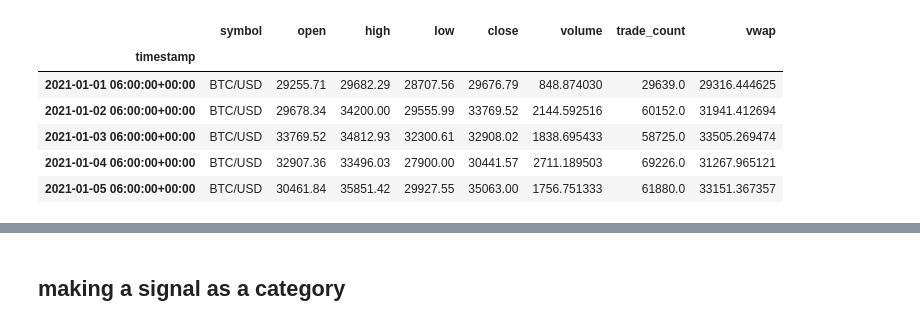
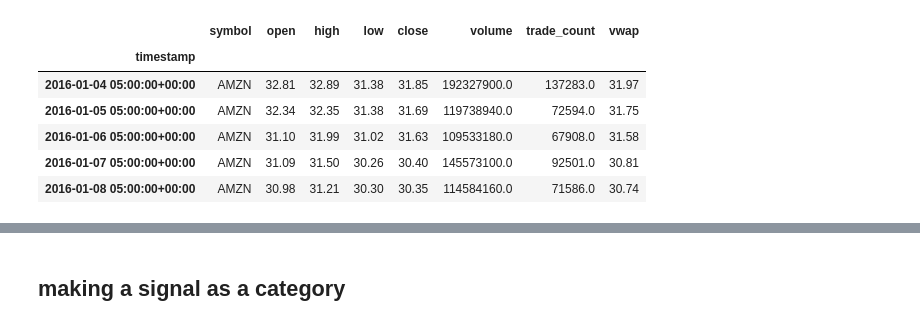
Before and after one commit to AxelGard/cira-examples, a Jupyter notebook: clasefier.ipynb, the cells around one changed output, grey strips where cells are left out. Drawn from its saved outputs; the diff is of its cells as text; code cells hidden in the pictures.

```diff
--- a/clasefier.ipynb
+++ b/clasefier.ipynb
@@ -1,31 +1,31 @@
 # %%
 import cira
 import pandas as pd
 import numpy as np
 import matplotlib.pyplot as plt
 from datetime import datetime
 from os.path import exists
 
 cira.auth.KEY_FILE = "../alpc_key.json"
 assert cira.auth.check_keys(), "the set keys dose not work"
 
-SYMBOL = "BTC/USD" # MDRX is shortable
+SYMBOL = "AMZN" # MDRX is shortable
 SYM_HIST_FILE = f'./{SYMBOL.replace("/", "_")}.csv'
 
 stk = cira.Stock(SYMBOL)
 
 if not exists(SYM_HIST_FILE): # chacheing historical data
     start = datetime(2015, 5, 1)
     end = datetime(2024, 5, 1)
     stk.save_historical_data(SYM_HIST_FILE, start, end)
 
 data = stk.load_historical_data(SYM_HIST_FILE)
 data.head()
 # %% [output]
 |  | symbol | open | high | low | close | volume | trade_count | vwap |
 | timestamp |  |  |  |  |  |  |  |  |
-| 2021-01-01 06:00:00+00:00 | BTC/USD | 29255.71 | 29682.29 | 28707.56 | 29676.79 | 848.874030 | 29639.0 | 29316.444625 |
-| 2021-01-02 06:00:00+00:00 | BTC/USD | 29678.34 | 34200.00 | 29555.99 | 33769.52 | 2144.592516 | 60152.0 | 31941.412694 |
-| 2021-01-03 06:00:00+00:00 | BTC/USD | 33769.52 | 34812.93 | 32300.61 | 32908.02 | 1838.695433 | 58725.0 | 33505.269474 |
-| 2021-01-04 06:00:00+00:00 | BTC/USD | 32907.36 | 33496.03 | 27900.00 | 30441.57 | 2711.189503 | 69226.0 | 31267.965121 |
-| 2021-01-05 06:00:00+00:00 | BTC/USD | 30461.84 | 35851.42 | 29927.55 | 35063.00 | 1756.751333 | 61880.0 | 33151.367357 |
+| 2016-01-04 05:00:00+00:00 | AMZN | 32.81 | 32.89 | 31.38 | 31.85 | 192327900.0 | 137283.0 | 31.97 |
+| 2016-01-05 05:00:00+00:00 | AMZN | 32.34 | 32.35 | 31.38 | 31.69 | 119738940.0 | 72594.0 | 31.75 |
+| 2016-01-06 05:00:00+00:00 | AMZN | 31.10 | 31.99 | 31.02 | 31.63 | 109533180.0 | 67908.0 | 31.58 |
+| 2016-01-07 05:00:00+00:00 | AMZN | 31.09 | 31.50 | 30.26 | 30.40 | 145573100.0 | 92501.0 | 30.81 |
+| 2016-01-08 05:00:00+00:00 | AMZN | 30.98 | 31.21 | 30.30 | 30.35 | 114584160.0 | 71586.0 | 30.74 |
```
Also changed, not shown: parts of 14 cells of this notebook.
